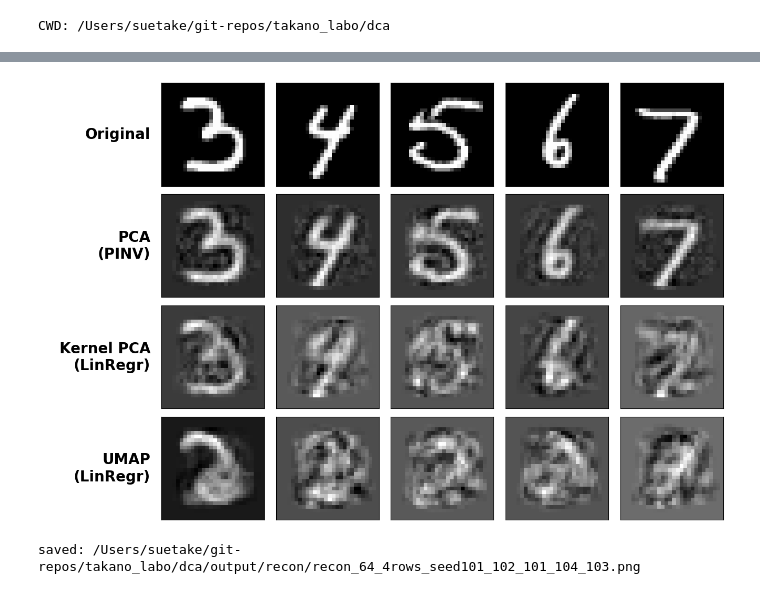
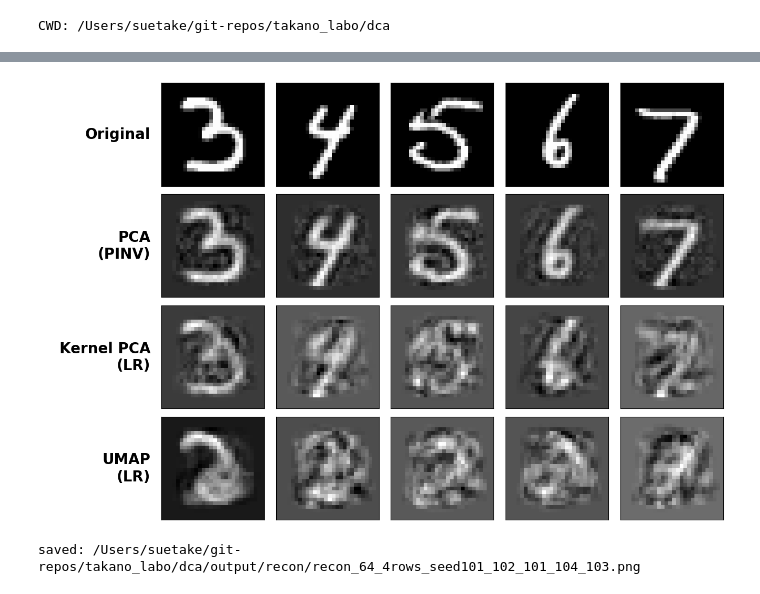
Before and after one commit to takano-lab/data-collaboration-analysis, a Jupyter notebook: 実験用/light_reconstruction_demo.ipynb, the cells around one changed output, grey strips where cells are left out. Cells and saved outputs as stored; diff of their text form; code cells hidden in the pictures.

```diff
--- a/実験用/light_reconstruction_demo.ipynb
+++ b/実験用/light_reconstruction_demo.ipynb
@@ -329,8 +719,8 @@ base_cfg = dict(
 rows = [
     ("Original", None, None),
     ("PCA\n(PINV)", "svd", "PINV"),
-    ("Kernel PCA\n(LinRegr)", "kernel_pca_self_tuning", "LinRegr"),
-    ("UMAP\n(LinRegr)", "umap", "LinRegr"),
+    ("Kernel PCA\n(LR)", "kernel_pca_self_tuning", "LinRegr"),
+    ("UMAP\n(LR)", "umap", "LinRegr"),
 ]
 
 def run_quiet(*args, **kwargs):
@@ -355,32 +745,32 @@ n_rows = 4
 n_cols = len(display_labels)
 
 fig = plt.figure(figsize=(2.8 * (n_cols + 1.0), 2.7 * n_rows))
 gs = gridspec.GridSpec(
     n_rows, n_cols + 1,
     width_ratios=[1] + [1] * n_cols,
     wspace=0.05, hspace=0.08
 )
 
 row_order = [r[0] for r in rows]
 for r, row_name in enumerate(row_order):
     ax_l = fig.add_subplot(gs[r, 0])
     ax_l.axis("off")
     ax_l.text(0.98, 0.5, row_name, ha="right", va="center", fontsize=20, fontweight="bold")
 
     for c, lab in enumerate(display_labels):
         ax = fig.add_subplot(gs[r, c + 1])
         img = original_data[lab] if r == 0 else recon_data[row_name][lab]
         ax.imshow(img, cmap="gray")
         ax.set_xticks([])
         ax.set_yticks([])
 
 out_dir = "/Users/suetake/git-repos/takano_labo/dca/output/recon"
 os.makedirs(out_dir, exist_ok=True)
 out_path = os.path.join(out_dir, "recon_64_4rows_seed101_102_101_104_103.png")
 
 plt.savefig(out_path, dpi=240, bbox_inches="tight")
 plt.show()
 print("saved:", out_path)
 # %% [output]
-[figure, old version]
+[figure, new version]
 saved: /Users/suetake/git-repos/takano_labo/dca/output/recon/recon_64_4rows_seed101_102_101_104_103.png
```
Also changed, not shown: parts of 5 cells of this notebook, 2 other files.
